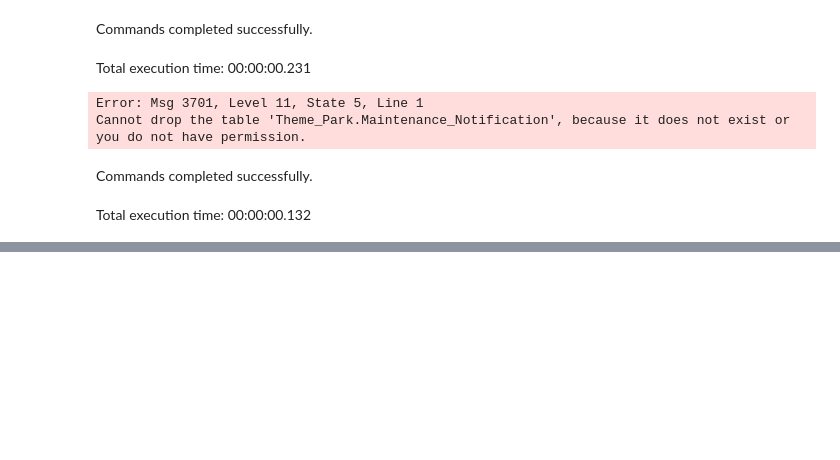
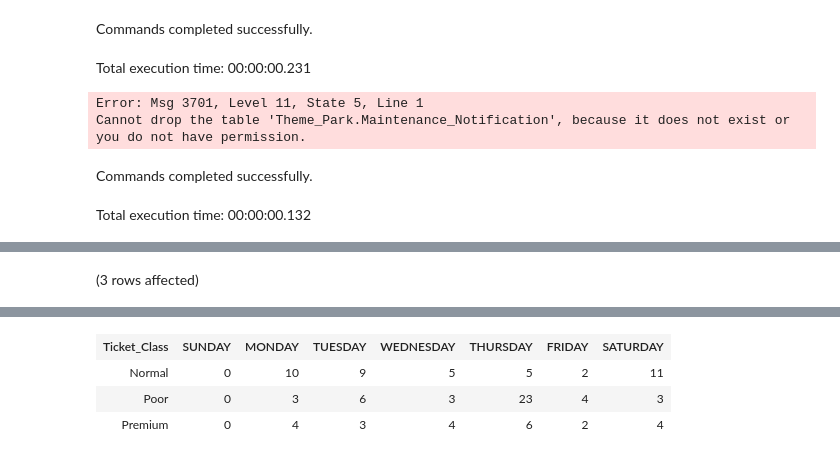
Before and after one commit to tensorpudding/cosc3380-group4-themepark, a Jupyter notebook: databases/michael_stored_procedures.ipynb, the cells around one changed output, grey strips where cells are left out. Cells and saved outputs as stored; diff of their text form; code cells hidden in the pictures; blank space fills up the shorter version.

```diff
--- a/databases/michael_stored_procedures.ipynb
+++ b/databases/michael_stored_procedures.ipynb
@@ -196,0 +310,3 @@ go
+# %%
+exec [Theme_Park].[Proc_Aggregate_Ticket_Sales_By_Weekday] 2022
+# %% [output]
@@ -196,0 +314 @@ go
+(3 rows affected)
@@ -196,0 +316,4 @@ go
+| Ticket_Class | SUNDAY | MONDAY | TUESDAY | WEDNESDAY | THURSDAY | FRIDAY | SATURDAY |
+| Normal | 0 | 10 | 9 | 5 | 5 | 2 | 11 |
+| Poor | 0 | 3 | 6 | 3 | 23 | 4 | 3 |
+| Premium | 0 | 4 | 3 | 4 | 6 | 2 | 4 |
```
Also changed, not shown: parts of 11 cells of this notebook, 3 other files.
